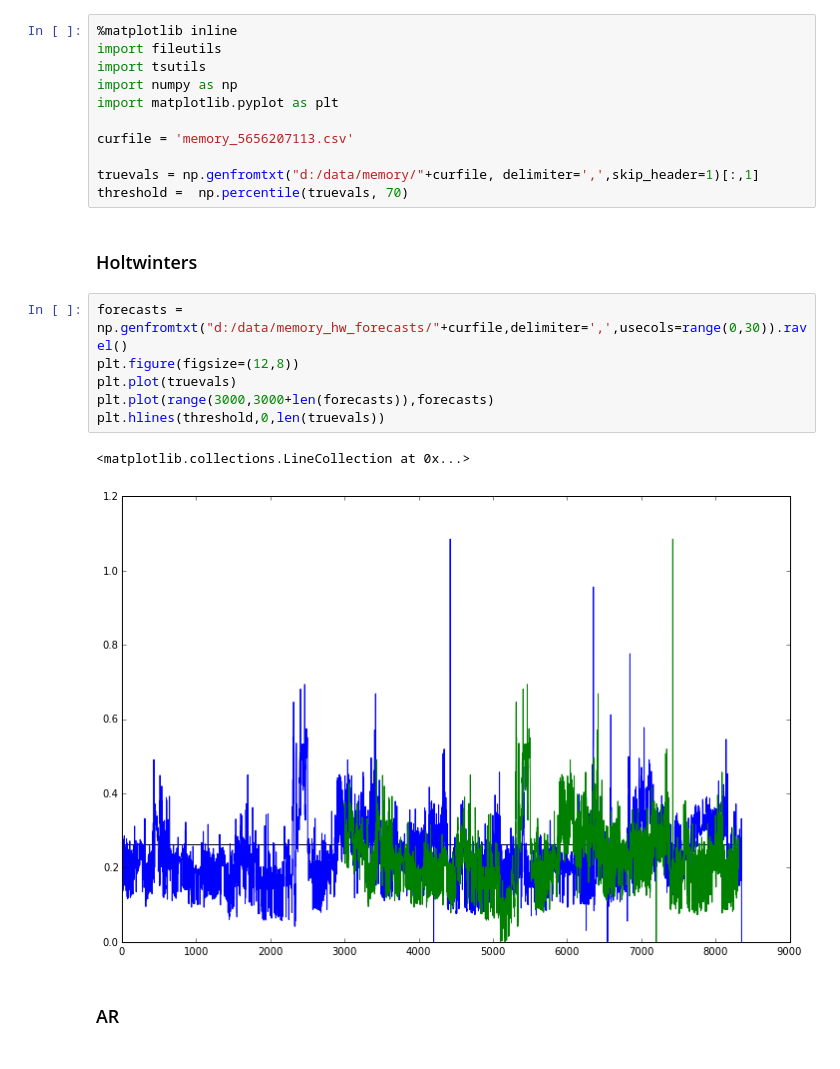
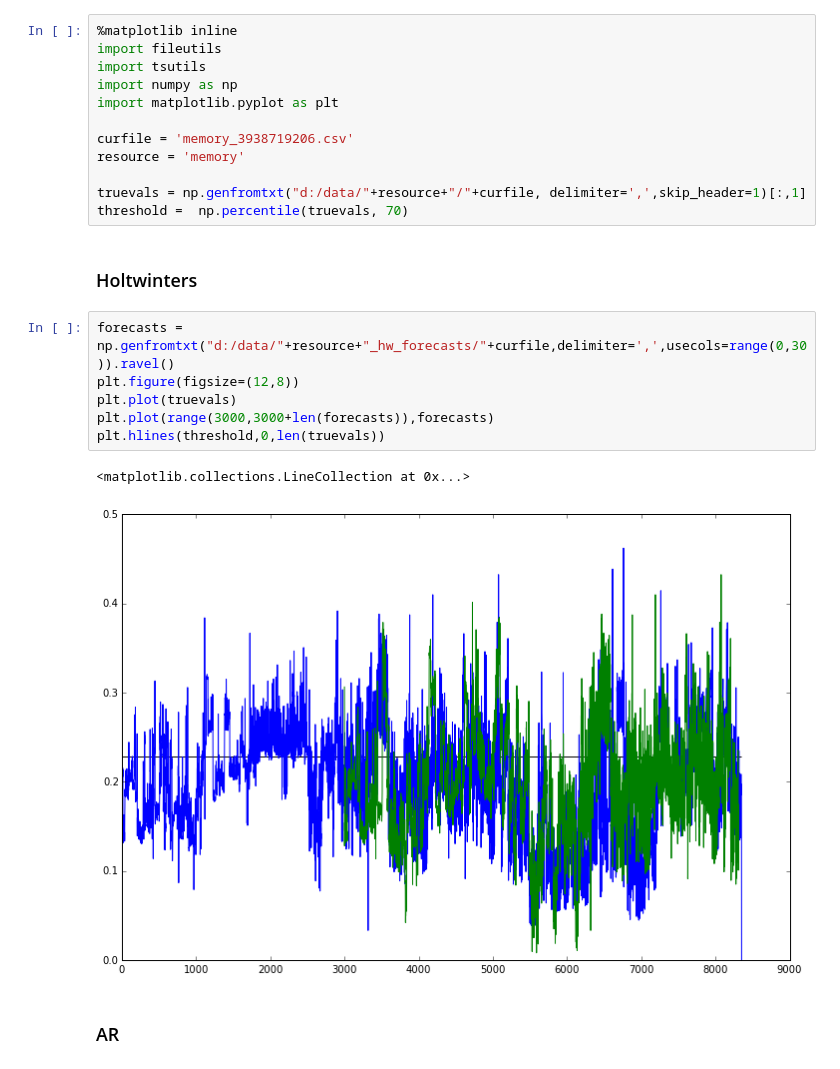
Before and after one commit to Manrich121/ForecastingCloud, a Jupyter notebook: DataPlot/src/memory_evaluations.ipynb, the cells around one changed output. Drawn from its saved outputs; the diff is of its cells as text.

Commit message:
Final commit for memory analysis

```diff
--- a/DataPlot/src/memory_evaluations.ipynb
+++ b/DataPlot/src/memory_evaluations.ipynb
@@ -5,21 +5,22 @@ import tsutils
 import numpy as np
 import matplotlib.pyplot as plt
 
-curfile = 'memory_5656207113.csv'
+curfile = 'memory_3938719206.csv'
+resource = 'memory'
 
-truevals = np.genfromtxt("d:/data/memory/"+curfile, delimiter=',',skip_header=1)[:,1]
+truevals = np.genfromtxt("d:/data/"+resource+"/"+curfile, delimiter=',',skip_header=1)[:,1]
 threshold =  np.percentile(truevals, 70)
 # %% [markdown]
 ### Holtwinters
 # %%
-forecasts = np.genfromtxt("d:/data/memory_hw_forecasts/"+curfile,delimiter=',',usecols=range(0,30)).ravel()
+forecasts = np.genfromtxt("d:/data/"+resource+"_hw_forecasts/"+curfile,delimiter=',',usecols=range(0,30)).ravel()
 plt.figure(figsize=(12,8))
 plt.plot(truevals)
 plt.plot(range(3000,3000+len(forecasts)),forecasts)
 plt.hlines(threshold,0,len(truevals))
 # %% [output]
 <matplotlib.collections.LineCollection at 0x...>
-[figure, old version]
+[figure, new version]
 # %% [markdown]
 ### AR
 # %%
```
Also changed, not shown: parts of 5 cells of this notebook, 2 other files.
